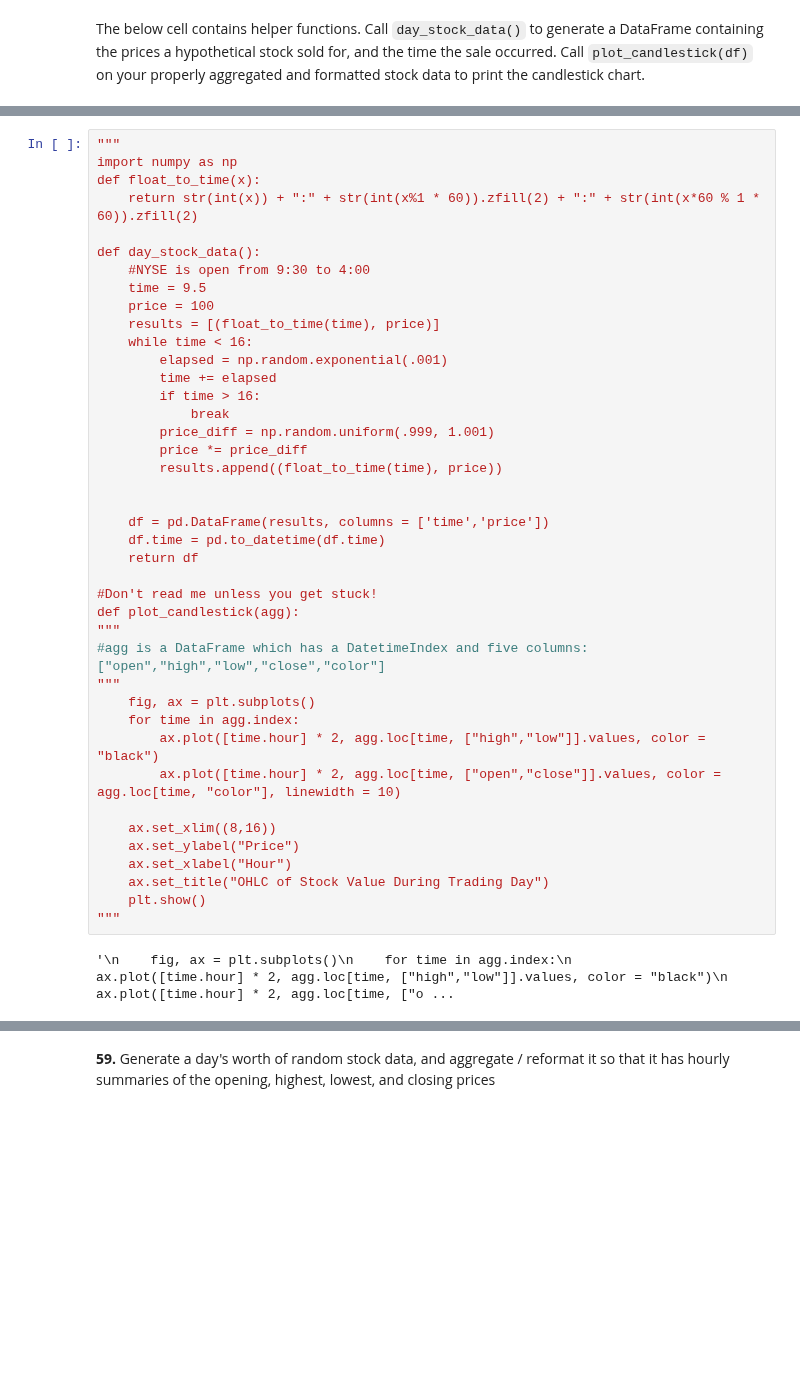
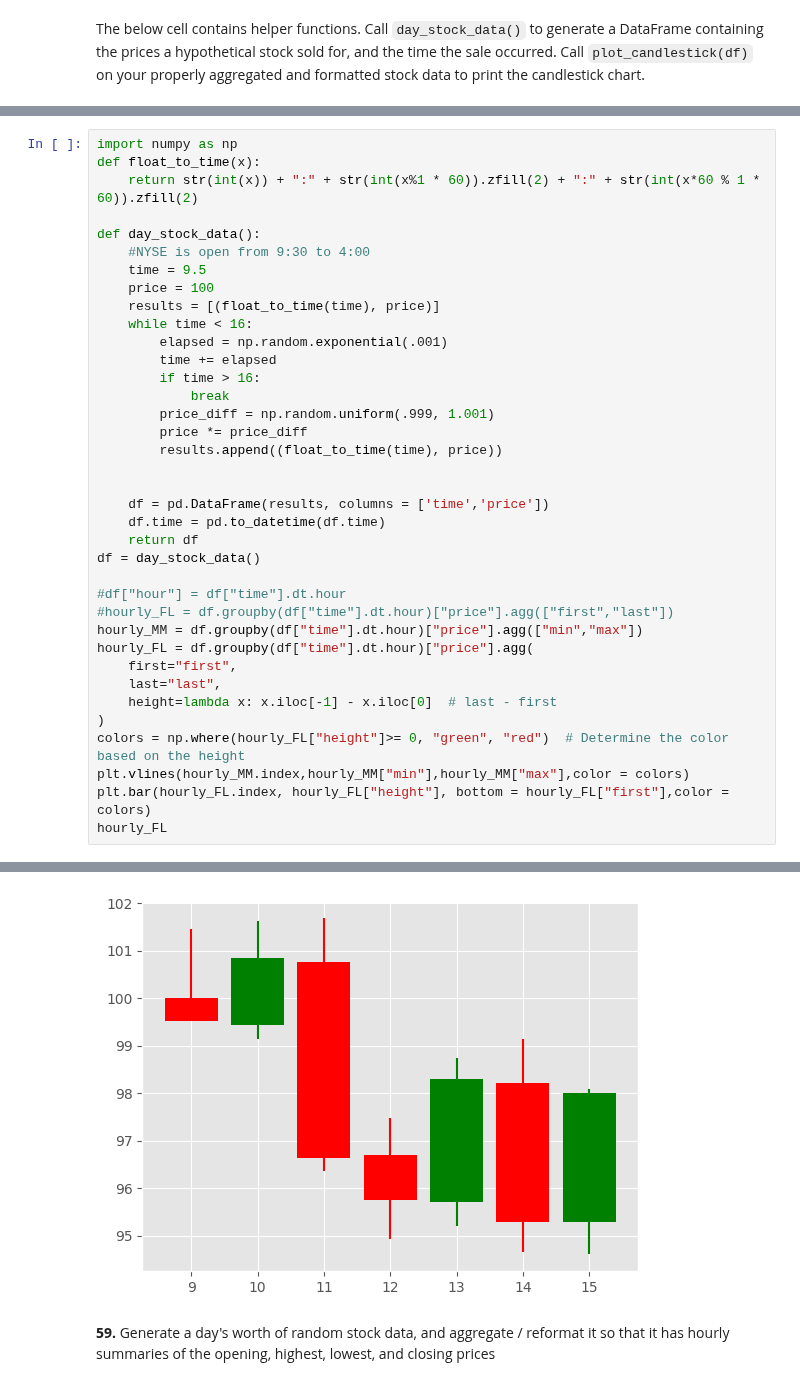
Before and after one commit to Michael-not/60_pandas_puzzles, a Jupyter notebook: 60_pandas_puzzles.ipynb, the cells around one changed output, grey strips where cells are left out. Cells and saved outputs as stored; diff of their text form; blank space fills up the shorter version.

Commit message:
made candlesticks. I guess that a task 58 or 59. However it is still in progress

```diff
--- a/60_pandas_puzzles.ipynb
+++ b/60_pandas_puzzles.ipynb
@@ -1200,5 +1242,4 @@
 # %%
-"""
 import numpy as np
 def float_to_time(x):
     return str(int(x)) + ":" + str(int(x%1 * 60)).zfill(2) + ":" + str(int(x*60 % 1 * 60)).zfill(2)
@@ -1221,22 +1262,18 @@ def day_stock_data():
     df = pd.DataFrame(results, columns = ['time','price'])
     df.time = pd.to_datetime(df.time)
     return df
+df = day_stock_data()
 
-#Don't read me unless you get stuck!
-def plot_candlestick(agg):
-"""
-#agg is a DataFrame which has a DatetimeIndex and five columns: ["open","high","low","close","color"]
-"""
-    fig, ax = plt.subplots()
-    for time in agg.index:
-        ax.plot([time.hour] * 2, agg.loc[time, ["high","low"]].values, color = "black")
-        ax.plot([time.hour] * 2, agg.loc[time, ["open","close"]].values, color = agg.loc[time, "color"], linewidth = 10)
-
-    ax.set_xlim((8,16))
-    ax.set_ylabel("Price")
-    ax.set_xlabel("Hour")
-    ax.set_title("OHLC of Stock Value During Trading Day")
-    plt.show()
-"""
+#df["hour"] = df["time"].dt.hour
+#hourly_FL = df.groupby(df["time"].dt.hour)["price"].agg(["first","last"])
+hourly_MM = df.groupby(df["time"].dt.hour)["price"].agg(["min","max"])
+hourly_FL = df.groupby(df["time"].dt.hour)["price"].agg(
+    first="first",
+    last="last",
+    height=lambda x: x.iloc[-1] - x.iloc[0]  # last - first
+)
+colors = np.where(hourly_FL["height"]>= 0, "green", "red")  # Determine the color based on the height
+plt.vlines(hourly_MM.index,hourly_MM["min"],hourly_MM["max"],color = colors)
+plt.bar(hourly_FL.index, hourly_FL["height"], bottom = hourly_FL["first"],color = colors)
+hourly_FL
 # %% [output]
-'\n    fig, ax = plt.subplots()\n    for time in agg.index:\n        ax.plot([time.hour] * 2, agg.loc[time, ["high","low"]].values, color = "black")\n        ax.plot([time.hour] * 2, agg.loc[time, ["o ...
@@ -1243,3 +1289,4 @@ def plot_candlestick(agg):
+[figure, added]
 # %% [markdown]
 **59.** Generate a day's worth of random stock data, and aggregate / reformat it so that it has hourly summaries of the opening, highest, lowest, and closing prices
 # %% [markdown]
```
Also changed, not shown: parts of 19 cells of this notebook.
